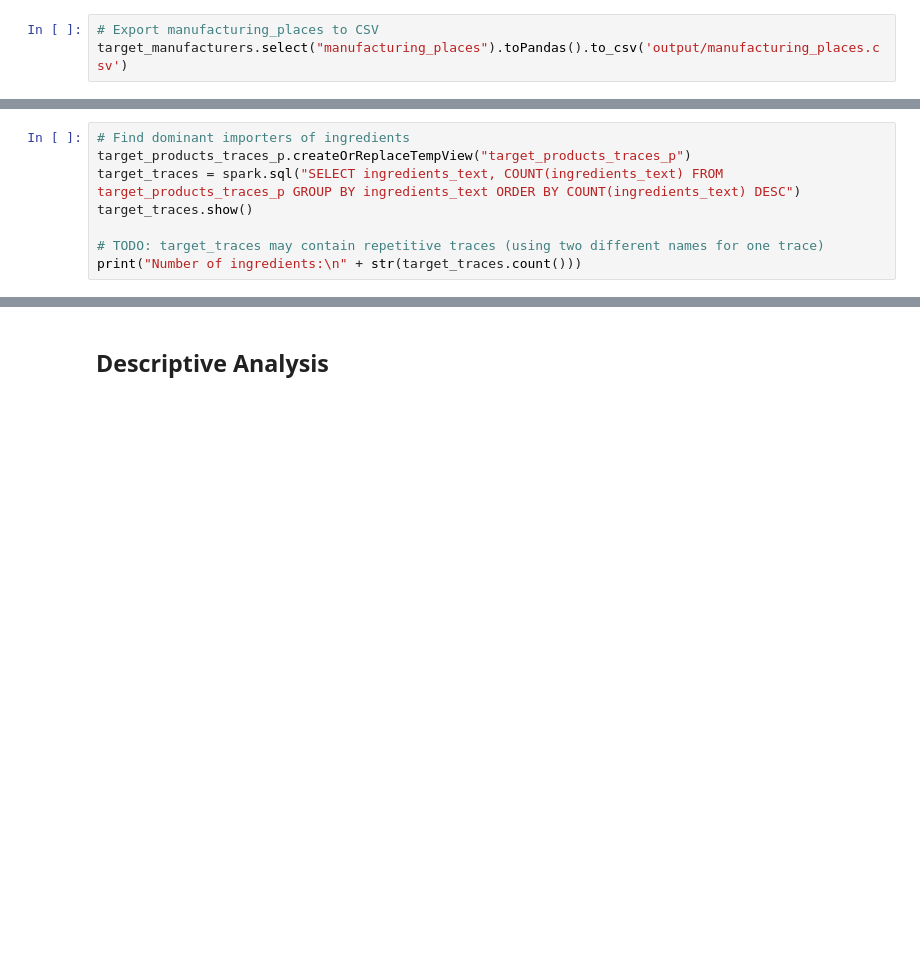
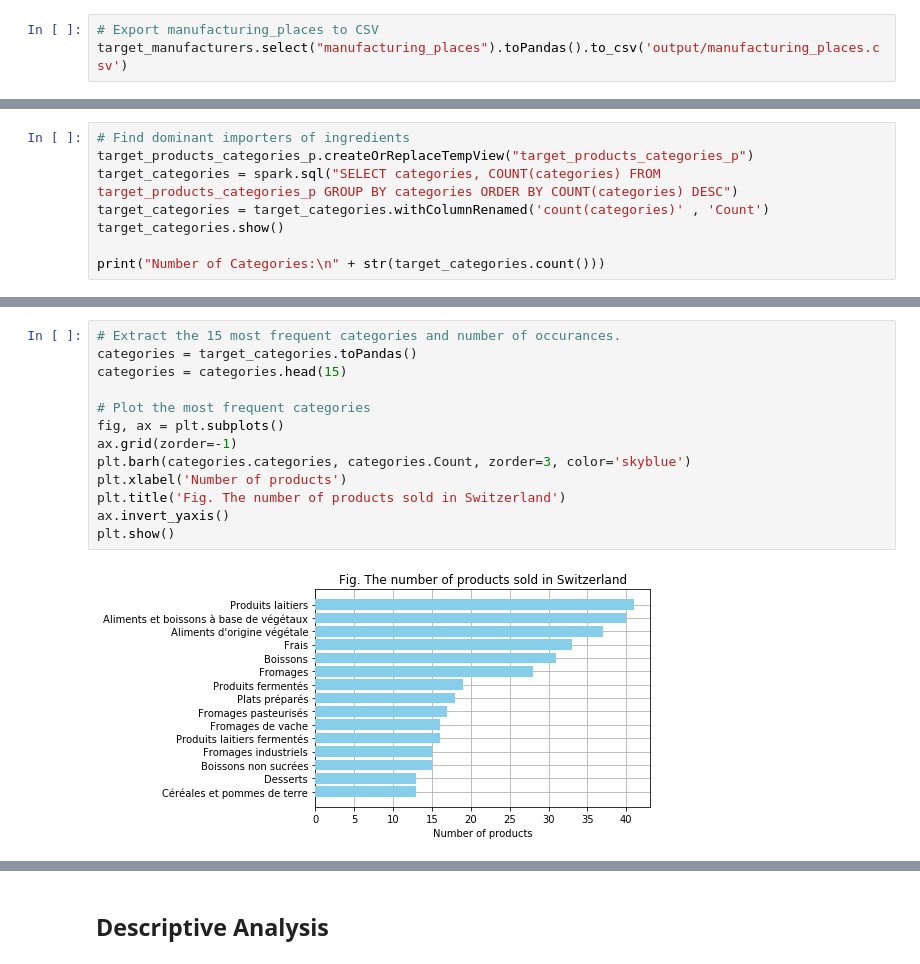
Before and after one commit to MrymZakani/ADA, a Jupyter notebook: project.ipynb, the cells around one changed output, grey strips where cells are left out. Cells and saved outputs as stored; diff of their text form; blank space fills up the shorter version.

Commit message:
Extract most frequent categories and their manufacturers

```diff
--- a/project.ipynb
+++ b/project.ipynb
@@ -421,9 +414,9 @@ only showing top 20 rows
 # %%
 # Find dominant importers of ingredients
-target_products_traces_p.createOrReplaceTempView("target_products_traces_p")
-target_traces = spark.sql("SELECT ingredients_text, COUNT(ingredients_text) FROM target_products_traces_p GROUP BY ingredients_text ORDER BY COUNT(ingredients_text) DESC")
-target_traces.show()
+target_products_categories_p.createOrReplaceTempView("target_products_categories_p")
+target_categories = spark.sql("SELECT categories, COUNT(categories) FROM target_products_categories_p GROUP BY categories ORDER BY COUNT(categories) DESC")
+target_categories = target_categories.withColumnRenamed('count(categories)' , 'Count')
+target_categories.show()
 
-# TODO: target_traces may contain repetitive traces (using two different names for one trace)
-print("Number of ingredients:\n" + str(target_traces.count()))
+print("Number of Categories:\n" + str(target_categories.count()))
 # %% [output]
@@ -448,0 +463,15 @@ Number of ingredients:
+# %%
+# Extract the 15 most frequent categories and number of occurances.
+categories = target_categories.toPandas()
+categories = categories.head(15)
+
+# Plot the most frequent categories
+fig, ax = plt.subplots()
+ax.grid(zorder=-1)
+plt.barh(categories.categories, categories.Count, zorder=3, color='skyblue')
+plt.xlabel('Number of products')
+plt.title('Fig. The number of products sold in Switzerland')
+ax.invert_yaxis()
+plt.show()
+# %% [output]
+[figure, added]
```
Also changed, not shown: parts of 14 cells of this notebook, 1 other file.
